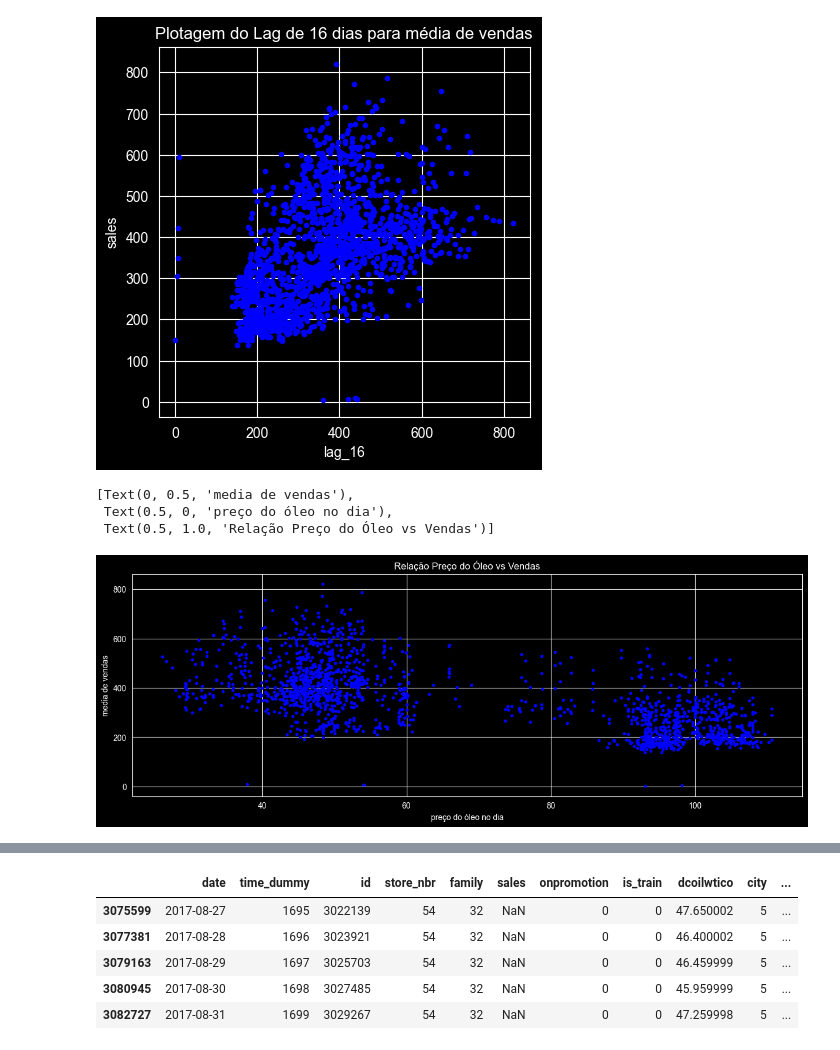
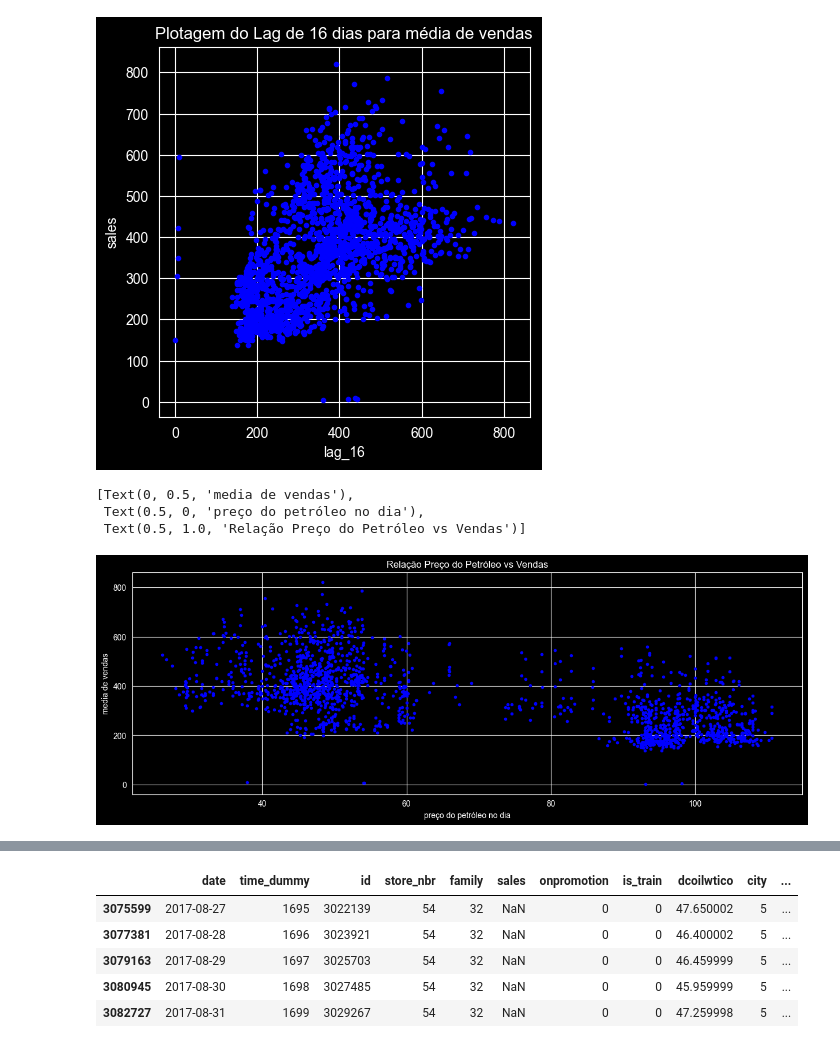
Before and after one commit to CArrudajoaopedro/Store_Sales_Kaggle, a Jupyter notebook: main.ipynb, the cells around one changed output, grey strips where cells are left out. Drawn from its saved outputs; the diff is of its cells as text; code cells hidden in the pictures.

```diff
--- a/main.ipynb
+++ b/main.ipynb
@@ -113,12 +113,12 @@ ax.set(aspect='equal', ylabel='sales', xlabel='lag_16', title='Plotagem do Lag d
 # %%
 df_oil_plot = average_sales_df.merge(oil, left_index=True, right_index=True)
 
 fig, ax = plt.subplots(figsize=(15, 5))
 ax.plot(df_oil_plot['dcoilwtico'], df_oil_plot['sales'], '.', color='blue')
-ax.set(ylabel='media de vendas', xlabel='preço do óleo no dia', title='Relação Preço do Óleo vs Vendas')
+ax.set(ylabel='media de vendas', xlabel='preço do petróleo no dia', title='Relação Preço do Petróleo vs Vendas')
 # %% [output]
 [Text(0, 0.5, 'media de vendas'),
- Text(0.5, 0, 'preço do óleo no dia'),
- Text(0.5, 1.0, 'Relação Preço do Óleo vs Vendas')]
+ Text(0.5, 0, 'preço do petróleo no dia'),
+ Text(0.5, 1.0, 'Relação Preço do Petróleo vs Vendas')]
-[figure, old version]
+[figure, new version]
 # %%
```
Also changed, not shown: parts of 3 cells of this notebook, 1 other file.
